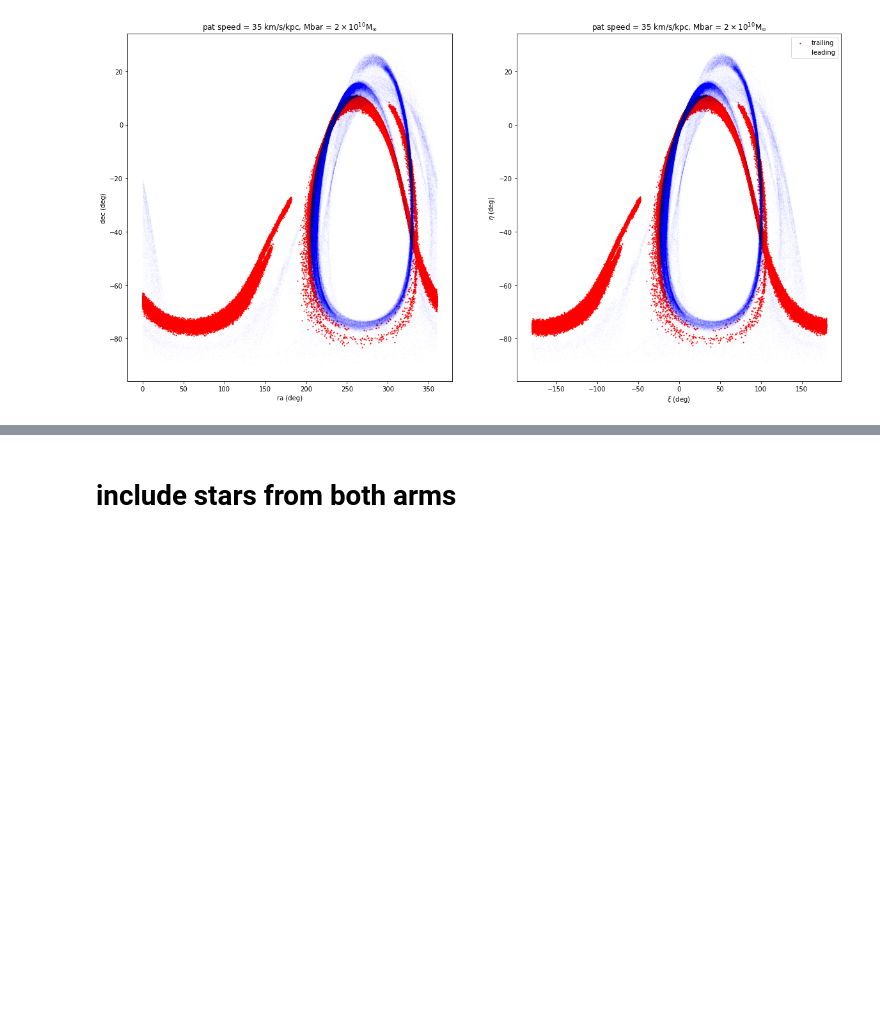
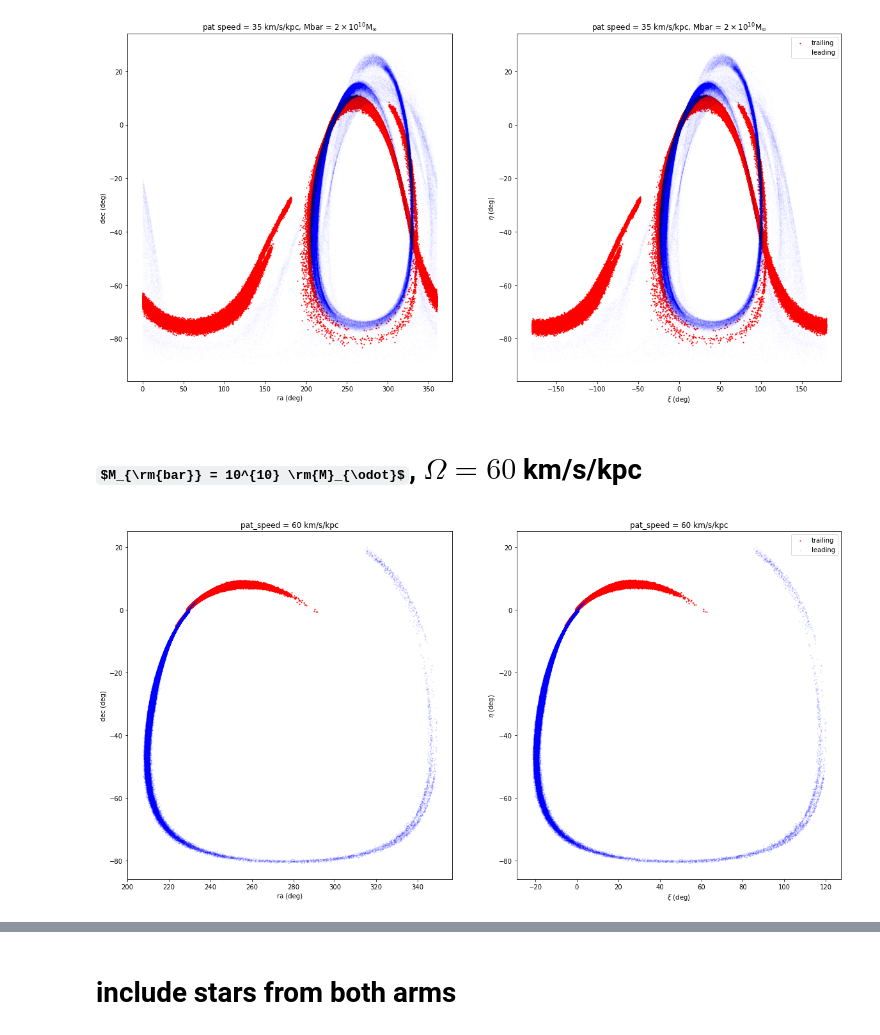
Before and after one commit to nbanik/Baryonic-effects-on-Pal5, a Jupyter notebook: plot_power_spectrum.ipynb, the cells around one changed output, grey strips where cells are left out. Saved outputs shown, nothing was run; the diff lists cells and outputs as text; code cells hidden in the pictures; some formulas as TeX source; blank space fills up the shorter version.

```diff
--- a/plot_power_spectrum.ipynb
+++ b/plot_power_spectrum.ipynb
@@ -234,3 +240,73 @@ plt.legend(loc='upper right')
 plt.show()
 # %% [output]
 [figure]
+# %% [markdown]
+# $M_{\rm{bar}} = 10^{10} \rm{M}_{\odot}$, $\Omega = 60$ km/s/kpc
+# %%
+#these were run with the old code whose output format was only ra,dec
+
+dir60='/home/nil/Dropbox/streamgap-pepper/sampled_SCFbar/Mbar10_10_barphi27_patspeed60/trailing/'
+
+dir_lead = dir60.replace('trailing','leading')
+allfname_trail_60= glob.glob(dir60 + '*.dat')
+allfname_lead_60= glob.glob(dir_lead + '*.dat')
+
+ra_t3=[]
+dec_t3=[]
+
+ra_l3=[]
+dec_l3=[]
+
+
+for i in range(len(allfname_trail_60)):
+        ra_t3.append(numpy.loadtxt(allfname_trail_60[i])[:,0])
+        dec_t3.append(numpy.loadtxt(allfname_trail_60[i])[:,1])
+
+
+for ii in range(len(allfname_lead_60)):
+        ra_l3.append(numpy.loadtxt(allfname_lead_60[ii])[:,0])
+        dec_l3.append(numpy.loadtxt(allfname_lead_60[ii])[:,1])
+
+
+ra_t3_all = np.array([item for sublist in ra_t3 for item in sublist])
+dec_t3_all = np.array([item for sublist in dec_t3 for item in sublist])
+
+ra_l3_all = np.array([item for sublist in ra_l3 for item in sublist])
+dec_l3_all = np.array([item for sublist in dec_l3 for item in sublist])
+
+
+mxieta_t3= pal5_util.radec_to_pal5xieta(ra_t3_all,dec_t3_all,degree=True)
+xi_t3= mxieta_t3[:,0]
+eta_t3=mxieta_t3[:,1]
+
+
+mxieta_l3= pal5_util.radec_to_pal5xieta(ra_l3_all,dec_l3_all,degree=True)
+xi_l3= mxieta_l3[:,0]
+eta_l3=mxieta_l3[:,1]
+
+
+#plot ra dec
+plt.figure(figsize=(20,10))
+plt.subplot(1,2,1)
+plt.scatter(ra_t3,dec_t3,s=1,c='r',label='trailing',rasterized=True)
+plt.scatter(ra_l3,dec_l3,s=1,c='b',alpha=0.1,label='leading',rasterized=True)
+#plt.xlim(190,360)
+#plt.ylim(-85,30)
+plt.xlabel('ra (deg)')
+plt.ylabel('dec (deg)')
+plt.title('pat_speed = 60 km/s/kpc')
+
+#plot xi, eta
+plt.subplot(1,2,2)
+plt.scatter(xi_t3,eta_t3,s=1,c='r',label='trailing',rasterized=True)
+plt.scatter(xi_l3,eta_l3,s=1,c='b',alpha=0.1,label='leading',rasterized=True)
+#plt.xlim(190,360)
+#plt.ylim(-85,30)
+plt.xlabel(r'$\xi$ (deg)')
+plt.ylabel(r'$\eta$ (deg)')
+plt.title('pat_speed = 60 km/s/kpc')
+plt.legend(loc='upper right')
+plt.savefig('1010Msun_patspeed60_sky_coords.pdf',format='pdf')
+plt.show()
+# %% [output]
+[figure, added]
```
Also changed, not shown: parts of 26 cells of this notebook.
